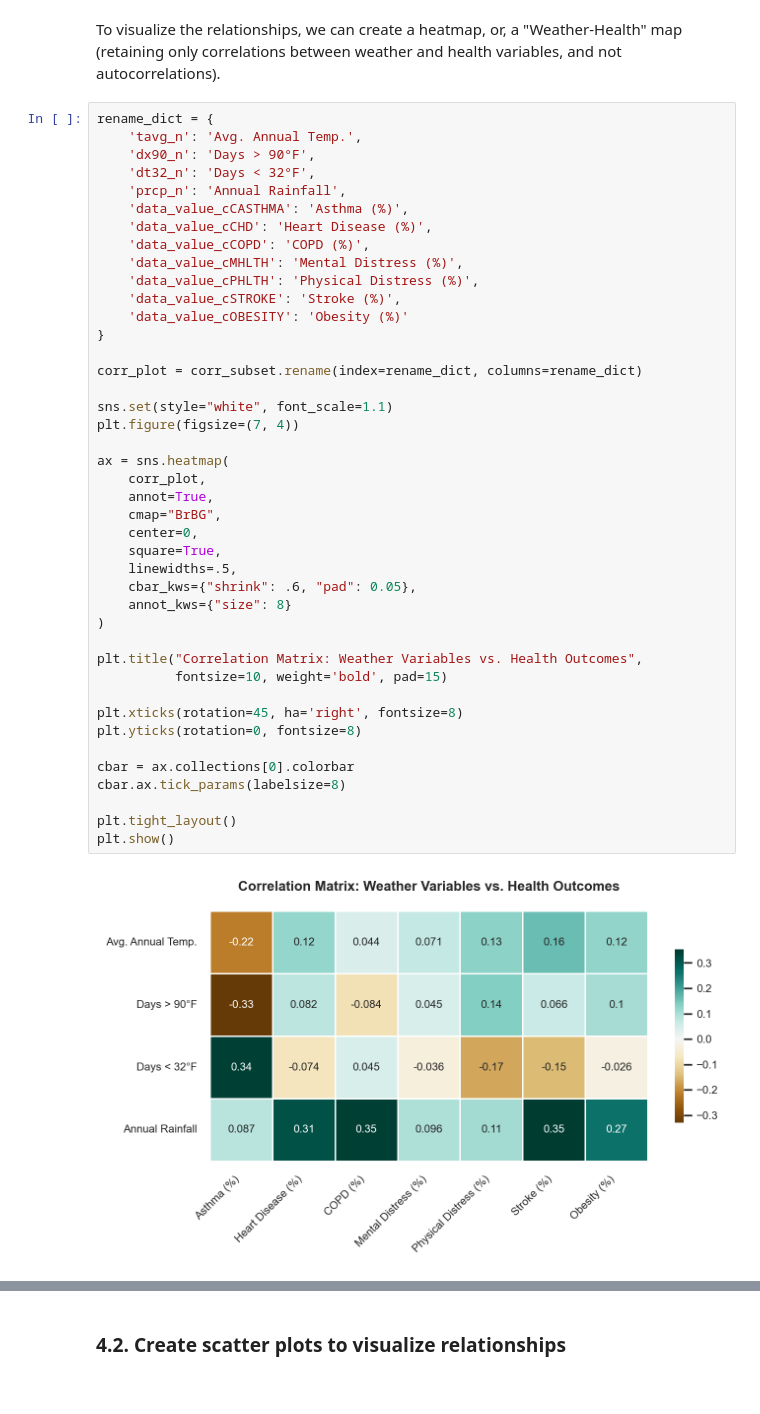
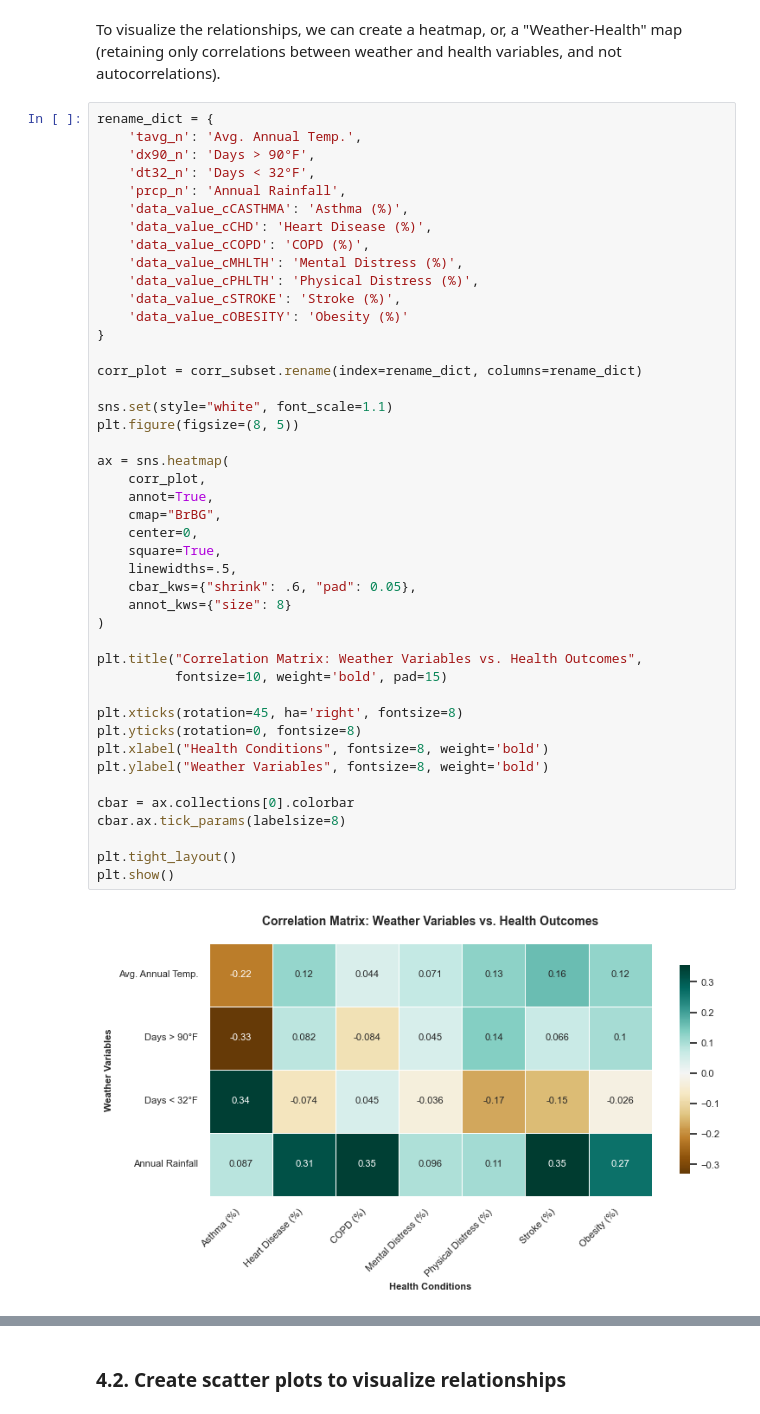
Before and after one commit to hertie-dsa-26/project-krasss, a Jupyter notebook: EDA/eda_bivariate.ipynb, the cells around one changed output, grey strips where cells are left out. Drawn from its saved outputs; the diff is of its cells as text.

```diff
--- a/EDA/eda_bivariate.ipynb
+++ b/EDA/eda_bivariate.ipynb
@@ -186,32 +199,34 @@ rename_dict = {
     'data_value_cOBESITY': 'Obesity (%)'
 }
 
 corr_plot = corr_subset.rename(index=rename_dict, columns=rename_dict)
 
 sns.set(style="white", font_scale=1.1)
-plt.figure(figsize=(7, 4))
+plt.figure(figsize=(8, 5))
 
 ax = sns.heatmap(
     corr_plot,
     annot=True,
     cmap="BrBG",
     center=0,
     square=True,
     linewidths=.5,
     cbar_kws={"shrink": .6, "pad": 0.05},
     annot_kws={"size": 8}
 )
 
 plt.title("Correlation Matrix: Weather Variables vs. Health Outcomes",
           fontsize=10, weight='bold', pad=15)
 
 plt.xticks(rotation=45, ha='right', fontsize=8)
 plt.yticks(rotation=0, fontsize=8)
+plt.xlabel("Health Conditions", fontsize=8, weight='bold')
+plt.ylabel("Weather Variables", fontsize=8, weight='bold')
 
 cbar = ax.collections[0].colorbar
 cbar.ax.tick_params(labelsize=8)
 
 plt.tight_layout()
 plt.show()
 # %% [output]
-[figure, old version]
+[figure, new version]
```
Also changed, not shown: parts of 14 cells of this notebook.
